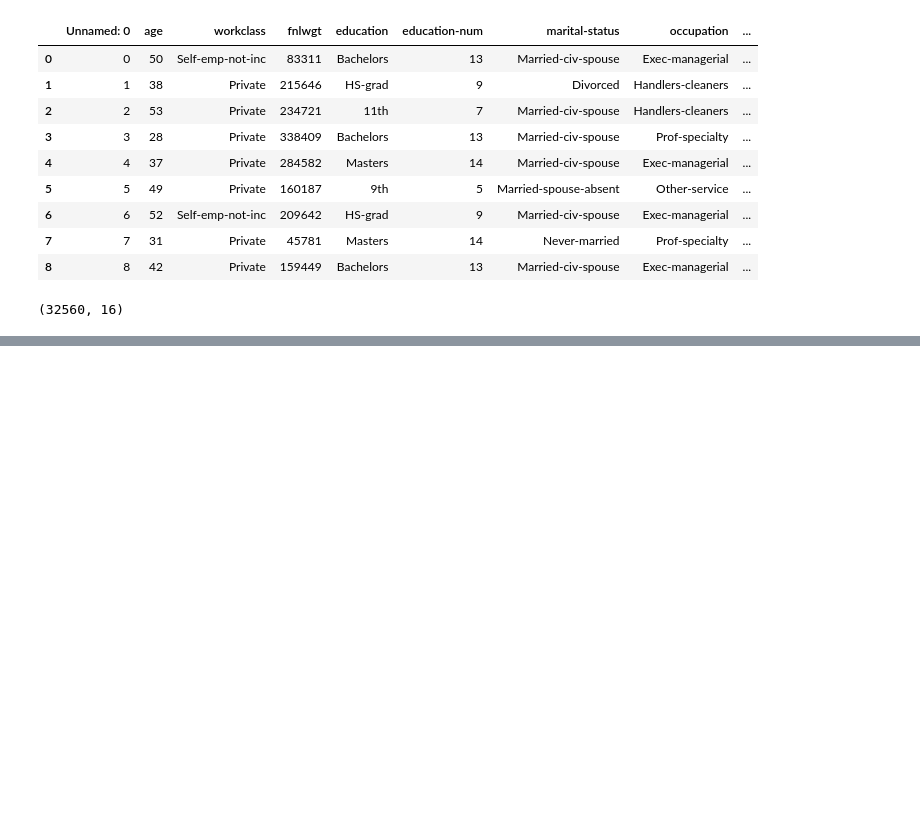
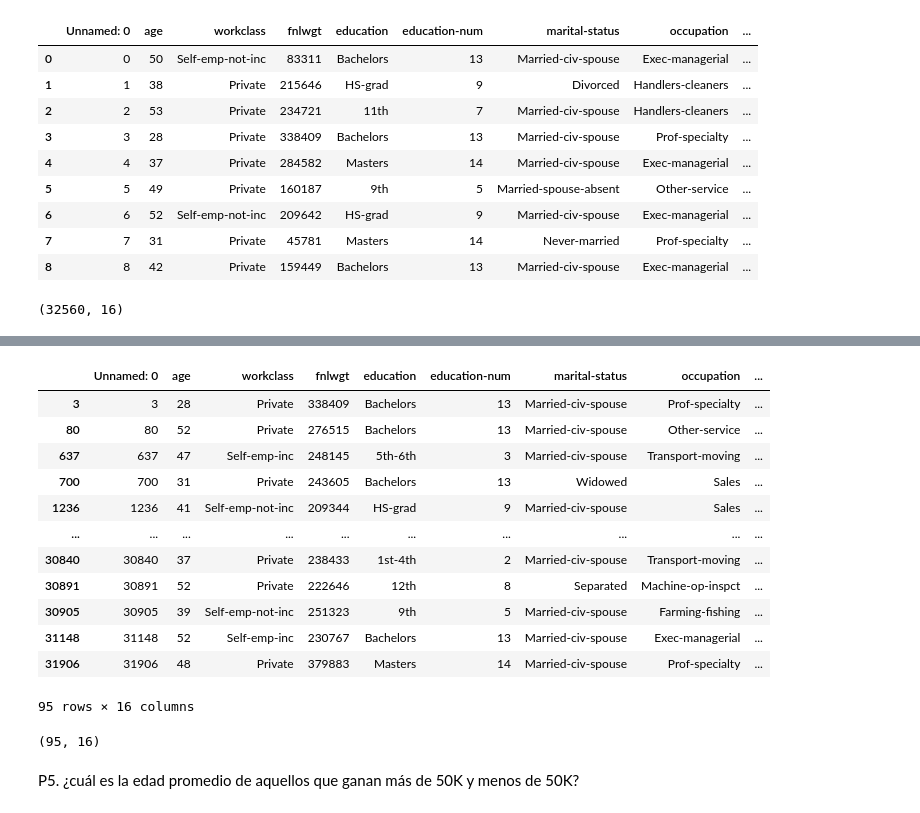
Before and after one commit to Xavier-ML/BIOESTADISTICA-XAVIER-ML, a Jupyter notebook: Dia_7_CIBERTEC.ipynb, the cells around one changed output, grey strips where cells are left out. Cells and saved outputs as stored; diff of their text form; code cells hidden in the pictures; blank space fills up the shorter version.

```diff
--- a/Dia_7_CIBERTEC.ipynb
+++ b/Dia_7_CIBERTEC.ipynb
@@ -31,0 +93,24 @@ P2.
+# %%
+Cubanos = datos[datos["native-country"] == "Cuba"]
+Cubanos
+# %% [output]
+|  | Unnamed: 0 | age | workclass | fnlwgt | education | education-num | marital-status | occupation | ... |
+| 3 | 3 | 28 | Private | 338409 | Bachelors | 13 | Married-civ-spouse | Prof-specialty | ... |
+| 80 | 80 | 52 | Private | 276515 | Bachelors | 13 | Married-civ-spouse | Other-service | ... |
+| 637 | 637 | 47 | Self-emp-inc | 248145 | 5th-6th | 3 | Married-civ-spouse | Transport-moving | ... |
+| 700 | 700 | 31 | Private | 243605 | Bachelors | 13 | Widowed | Sales | ... |
+| 1236 | 1236 | 41 | Self-emp-not-inc | 209344 | HS-grad | 9 | Married-civ-spouse | Sales | ... |
+| ... | ... | ... | ... | ... | ... | ... | ... | ... | ... |
+| 30840 | 30840 | 37 | Private | 238433 | 1st-4th | 2 | Married-civ-spouse | Transport-moving | ... |
+| 30891 | 30891 | 52 | Private | 222646 | 12th | 8 | Separated | Machine-op-inspct | ... |
+| 30905 | 30905 | 39 | Self-emp-not-inc | 251323 | 9th | 5 | Married-civ-spouse | Farming-fishing | ... |
+| 31148 | 31148 | 52 | Self-emp-inc | 230767 | Bachelors | 13 | Married-civ-spouse | Exec-managerial | ... |
+| 31906 | 31906 | 48 | Private | 379883 | Masters | 14 | Married-civ-spouse | Prof-specialty | ... |
+95 rows × 16 columns
+# %%
+Cubanos.shape
+# 95 son Cubanos
+# %% [output]
+(95, 16)
+# %% [markdown]
+P5. ¿cuál es la edad promedio de aquellos que ganan más de 50K y menos de 50K?
```
Also changed, not shown: parts of 23 cells of this notebook.
